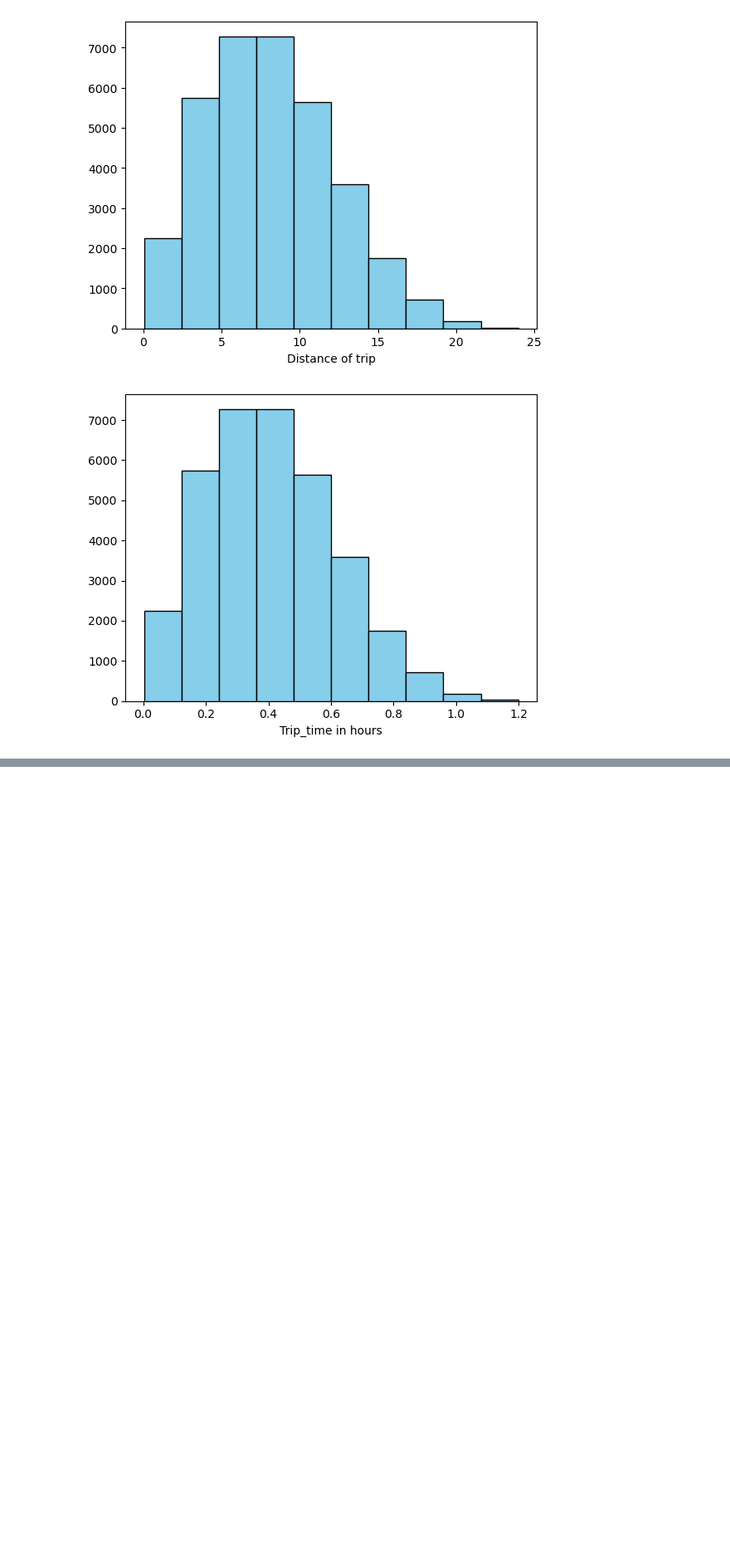
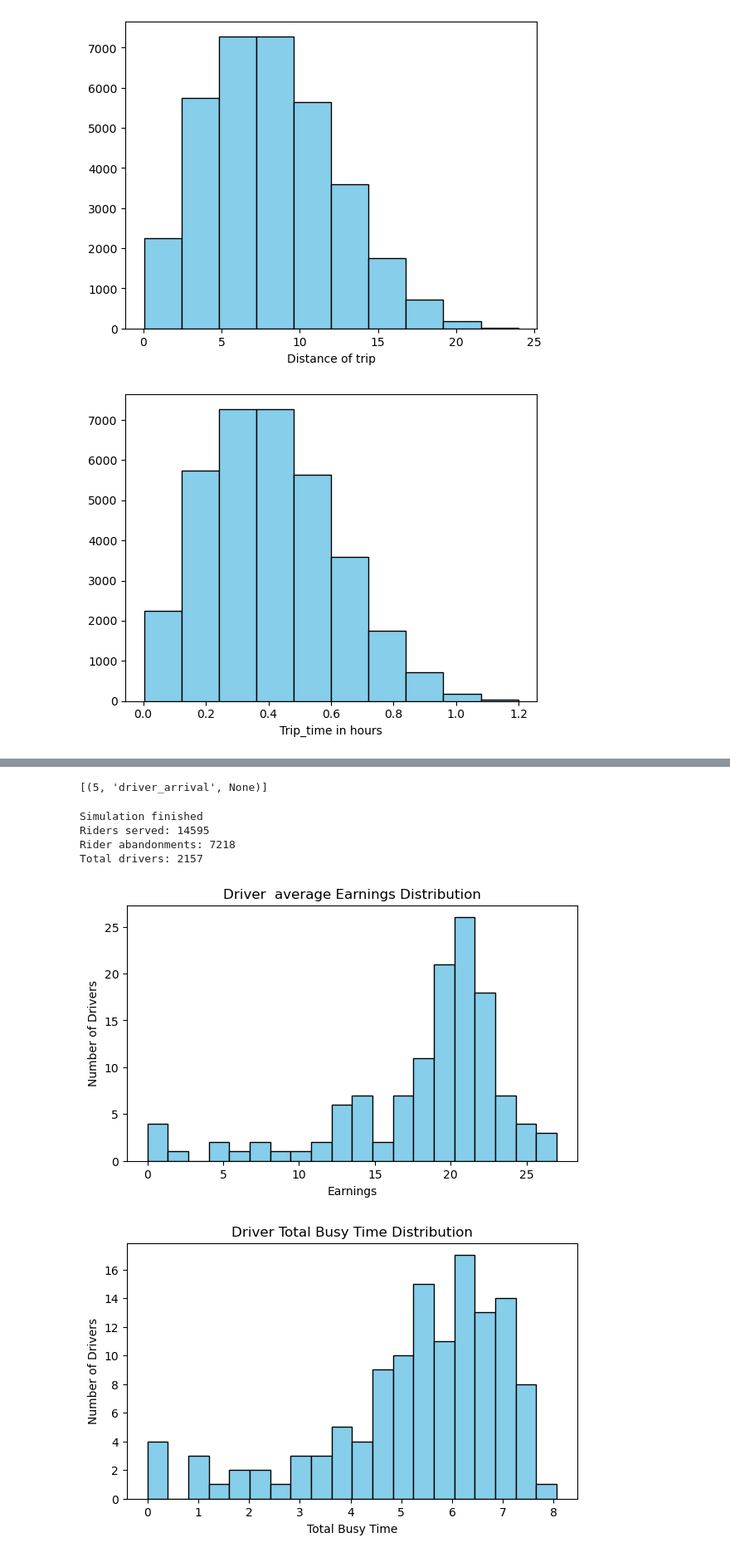
Before and after one commit to fakhruddin-12/Simulation, a Jupyter notebook: data simulate.ipynb, the cells around one changed output, grey strips where cells are left out. Shown at 83% size. Drawn from its saved outputs; the diff is of its cells as text; code cells hidden in the pictures; blank space fills up the shorter version.

```diff
--- a/data simulate.ipynb
+++ b/data simulate.ipynb
@@ -209,0 +236,26 @@ plt.show()
+# %%
+l=[]
+l.append((5, "driver_arrival", None))
+l
+# %% [output]
+[(5, 'driver_arrival', None)]
+# %%
+from classes.simulation import Simulation
+from classes.generate_random import Distributions
+from classes.event_handlers import EventHandlers
+
+handlers = EventHandlers(None)
+distributions = Distributions(None)
+
+sim = Simulation(handlers, distributions)
+handlers.simulation = sim
+distributions.simulation = sim
+
+sim.run()
+# %% [output]
+Simulation finished
+Riders served: 14595
+Rider abandonments: 7218
+Total drivers: 2157
+[figure, added]
+[figure, added]
```
Also changed, not shown: parts of 3 cells of this notebook.
